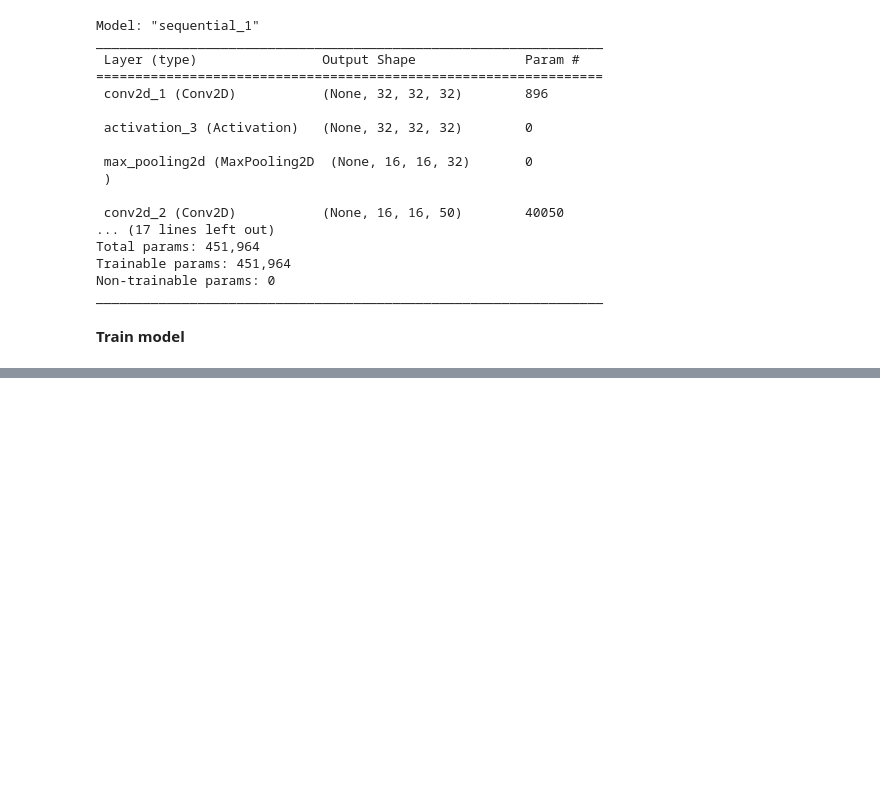
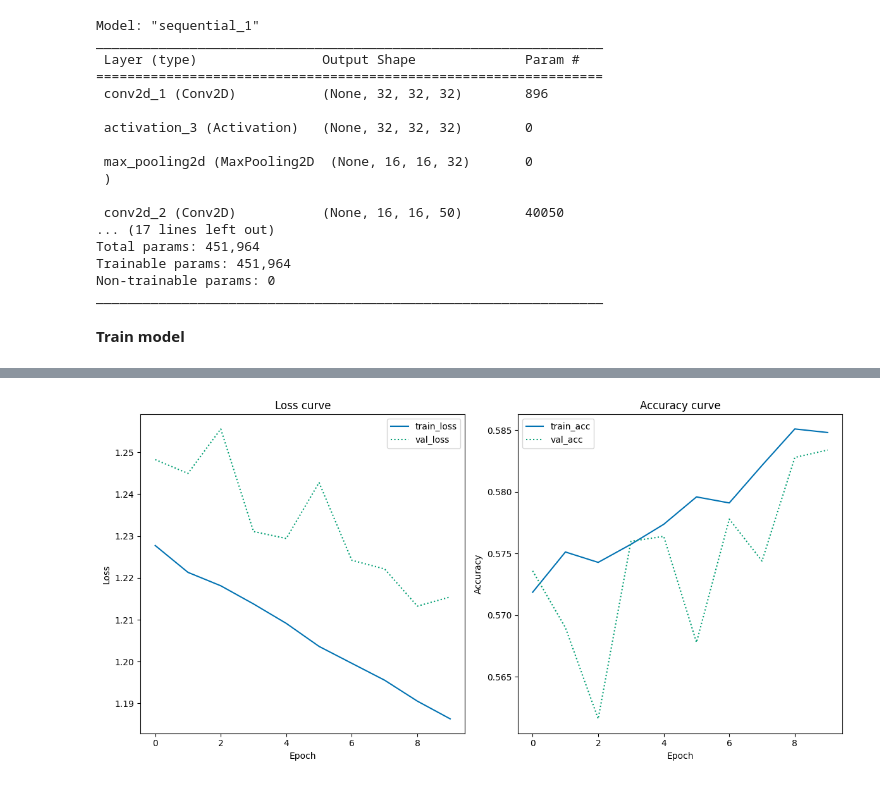
Before and after one commit to julifurjes/cds-visual, a Jupyter notebook: nbs/session8_inclass_juli.ipynb, the cells around one changed output, grey strips where cells are left out. Saved outputs shown, nothing was run; the diff lists cells and outputs as text; code cells hidden in the pictures; blank space fills up the shorter version.

```diff
--- a/nbs/session8_inclass_juli.ipynb
+++ b/nbs/session8_inclass_juli.ipynb
@@ -284,0 +324,8 @@ Epoch 17/20
+# %%
+# train model (again)
+H = model.fit(X_train,
+              y_train,
+              validation_split=0.1,
+              batch_size=100,
+              epochs=10,
+              verbose=1)
@@ -285,5 +353,7 @@ Epoch 17/20
 # %%
-plot_history(H,20)
+plot_history(H,10)
+# %% [output]
+[figure, added]
 # %%
 predictions = model.predict(X_test, batch_size=32)
 print(classification_report(y_test.argmax(axis=1),
```
Also changed, not shown: parts of 8 cells of this notebook, 1 other file.
